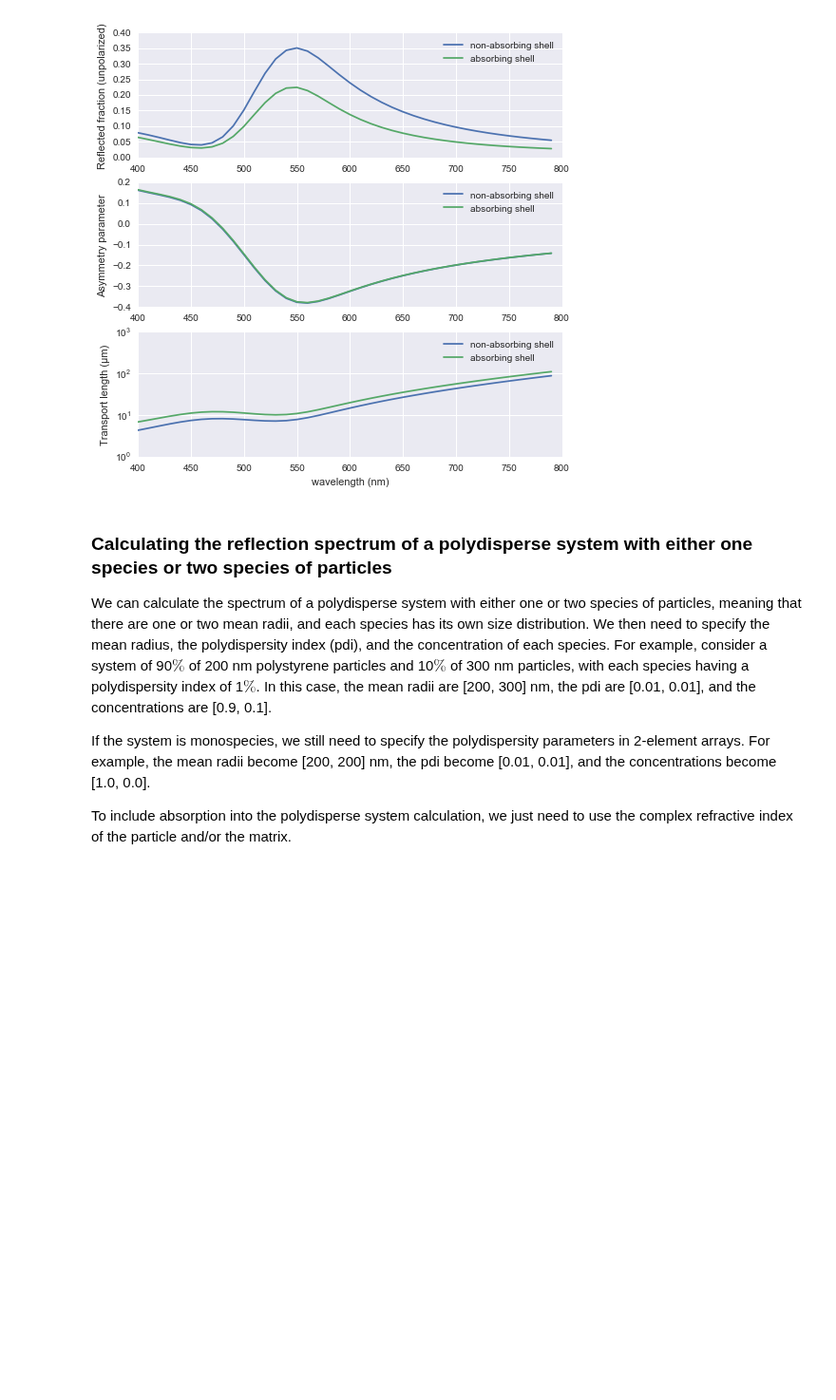
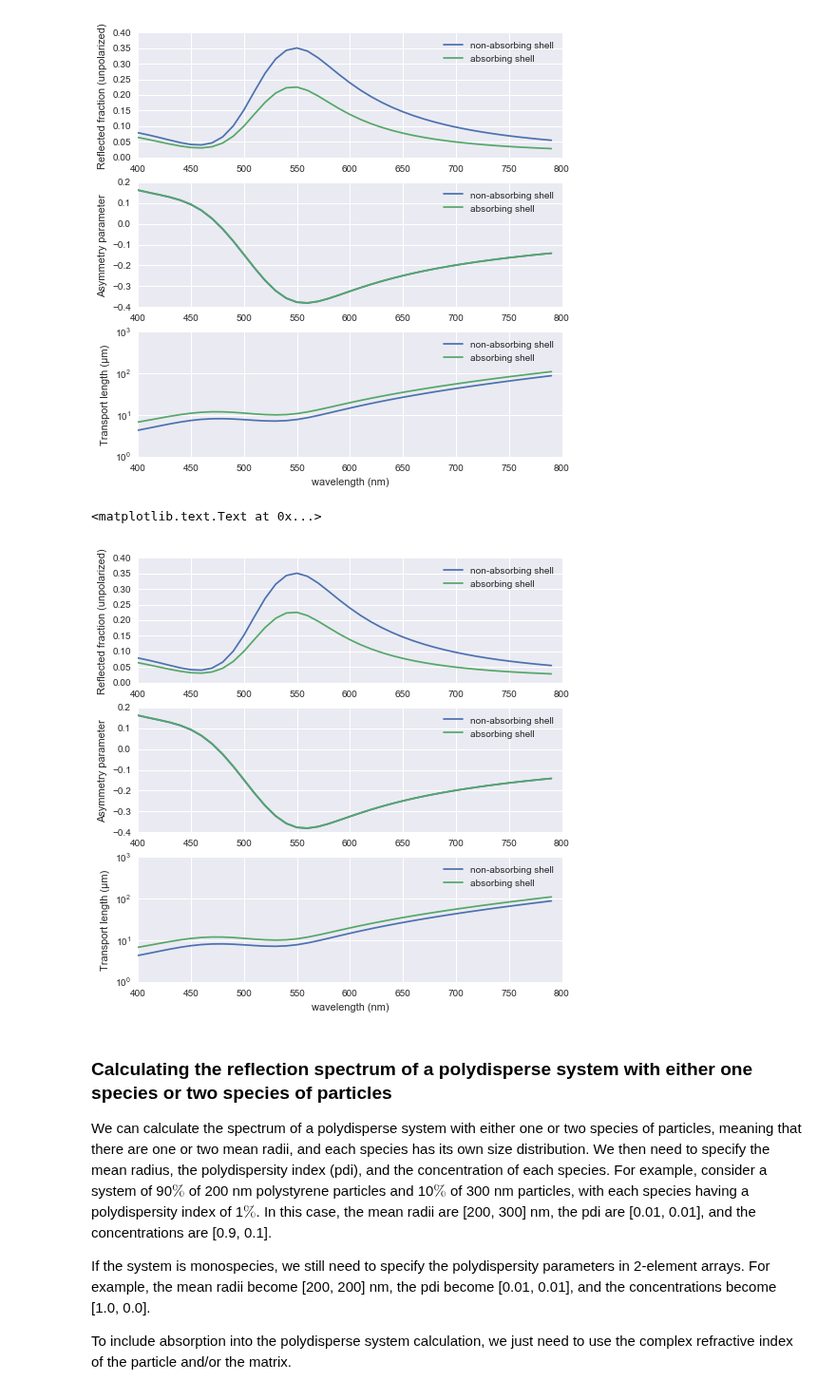
Before and after one commit to manoharan-lab/structural-color, a Jupyter notebook: tutorial.ipynb, the cells around one changed output. Shown at 95% size. Cells and saved outputs as stored; diff of their text form; code cells hidden in the pictures; blank space fills up the shorter version.

```diff
--- a/tutorial.ipynb
+++ b/tutorial.ipynb
@@ -207,6 +207,26 @@ ax_c.set_xlabel('wavelength (nm)')
 # %% [output]
 <matplotlib.text.Text at 0x...>
 [figure]
+# %%
+fig, (ax_a, ax_b, ax_c) = plt.subplots(nrows=3, figsize=(8,8))
+ax_a.plot(wavelength, refl, label='non-absorbing shell')
+ax_a.plot(wavelength, refl_abs, label='absorbing shell')
+ax_a.legend()
+ax_a.set_ylabel('Reflected fraction (unpolarized)')
+
+ax_b.plot(wavelength, g, label='non-absorbing shell')
+ax_b.plot(wavelength, g_abs, label='absorbing shell')
+ax_b.legend()
+ax_b.set_ylabel('Asymmetry parameter')
+
+ax_c.semilogy(wavelength, lstar, label='non-absorbing shell')
+ax_c.semilogy(wavelength, lstar_abs, label='absorbing shell')
+ax_c.legend()
+ax_c.set_ylabel('Transport length (μm)')
+ax_c.set_xlabel('wavelength (nm)')
+# %% [output]
+<matplotlib.text.Text at 0x...>
+[figure, added]
 # %% [markdown]
 ### Calculating the reflection spectrum of a polydisperse system with either one species or two species of particles
 
```
Also changed, not shown: parts of 2 cells of this notebook, 5 other files.
